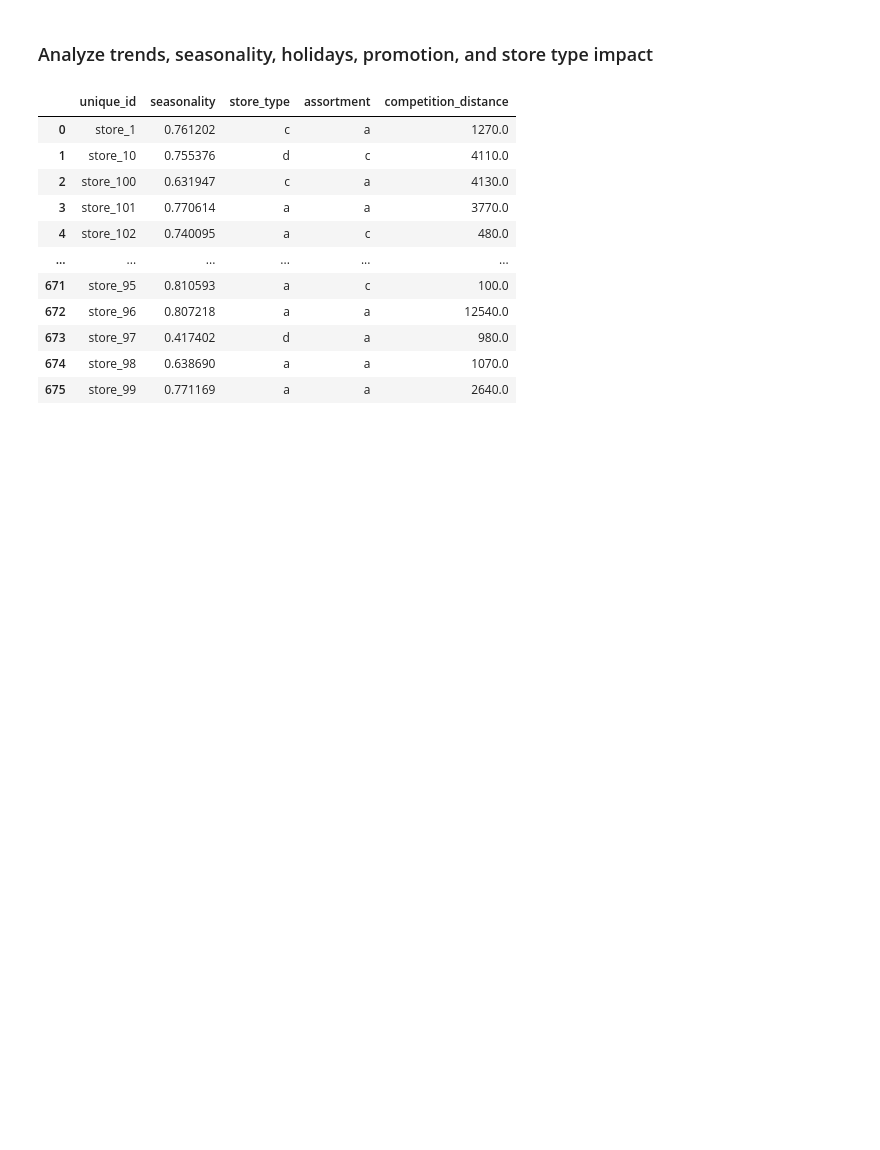
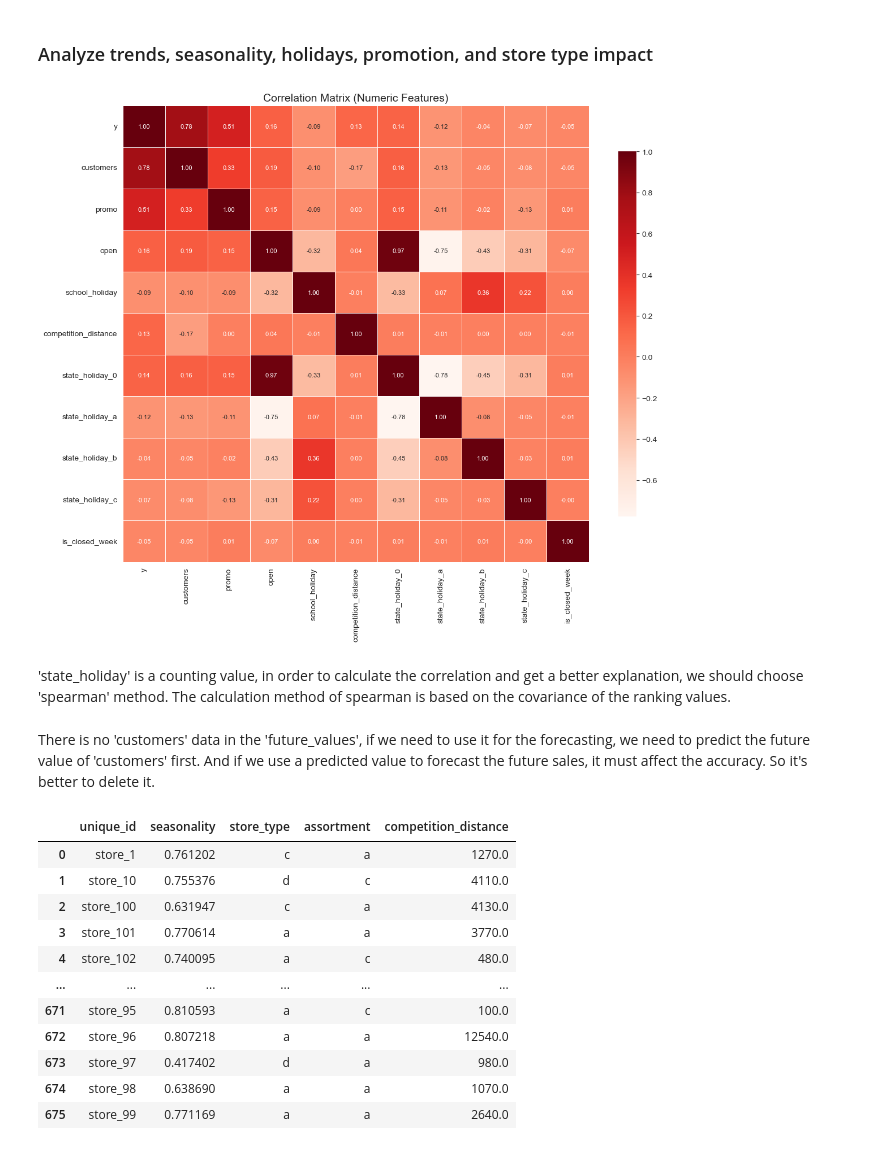
Before and after one commit to YL-6/BF-final, a Jupyter notebook: Final Project.ipynb, the cells around one changed output. Cells and saved outputs as stored; diff of their text form; code cells hidden in the pictures; blank space fills up the shorter version.

```diff
--- a/Final Project.ipynb
+++ b/Final Project.ipynb
@@ -222,3 +338,36 @@ All VIFs < 2, indicating that there is almost no multicollinearity between these
 ## Part 2. Exploratory Data Analysis
 # %% [markdown]
 ### Analyze trends, seasonality, holidays, promotion, and store type impact
+# %%
+# correlation plot
+
+co_mtx = weekly_data.corr(method='spearman', numeric_only=True)
+
+# Set the size
+plt.figure(figsize=(12, 10))
+
+# Use "Reds"
+sns.heatmap(
+    co_mtx,
+    cmap="Reds",
+    annot=True,
+    fmt=".2f",
+    annot_kws={"size": 8},
+    linewidths=0.5,
+    linecolor='white',
+    cbar_kws={'shrink': 0.8}
+)
+
+# set title
+plt.title("Correlation Matrix (Numeric Features)", fontsize=14)
+
+# Prevent label overlap
+plt.tight_layout()
+
+plt.show()
+# %% [output]
+[figure, added]
+# %% [markdown]
+'state_holiday' is a counting value, in order to calculate the correlation and get a better explanation, we should choose 'spearman' method. The calculation method of spearman is based on the covariance of the ranking values.
+# %% [markdown]
+There is no 'customers' data in the 'future_values', if we need to use it for the forecasting, we need to predict the future value of 'customers' first. And if we use a predicted value to forecast the future sales, it must affect the accuracy. So it's better to delete it.
```
Also changed, not shown: parts of 16 cells of this notebook.
